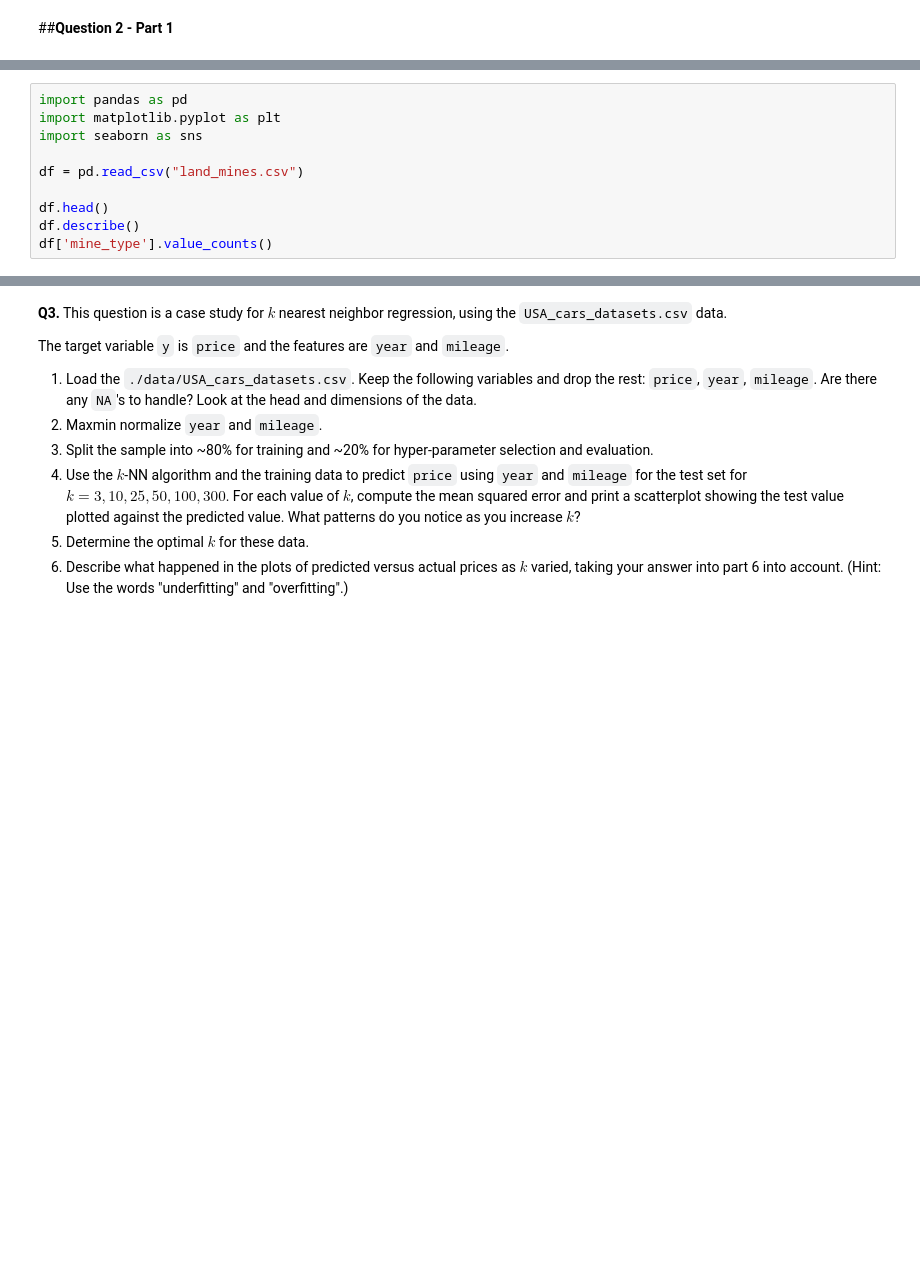
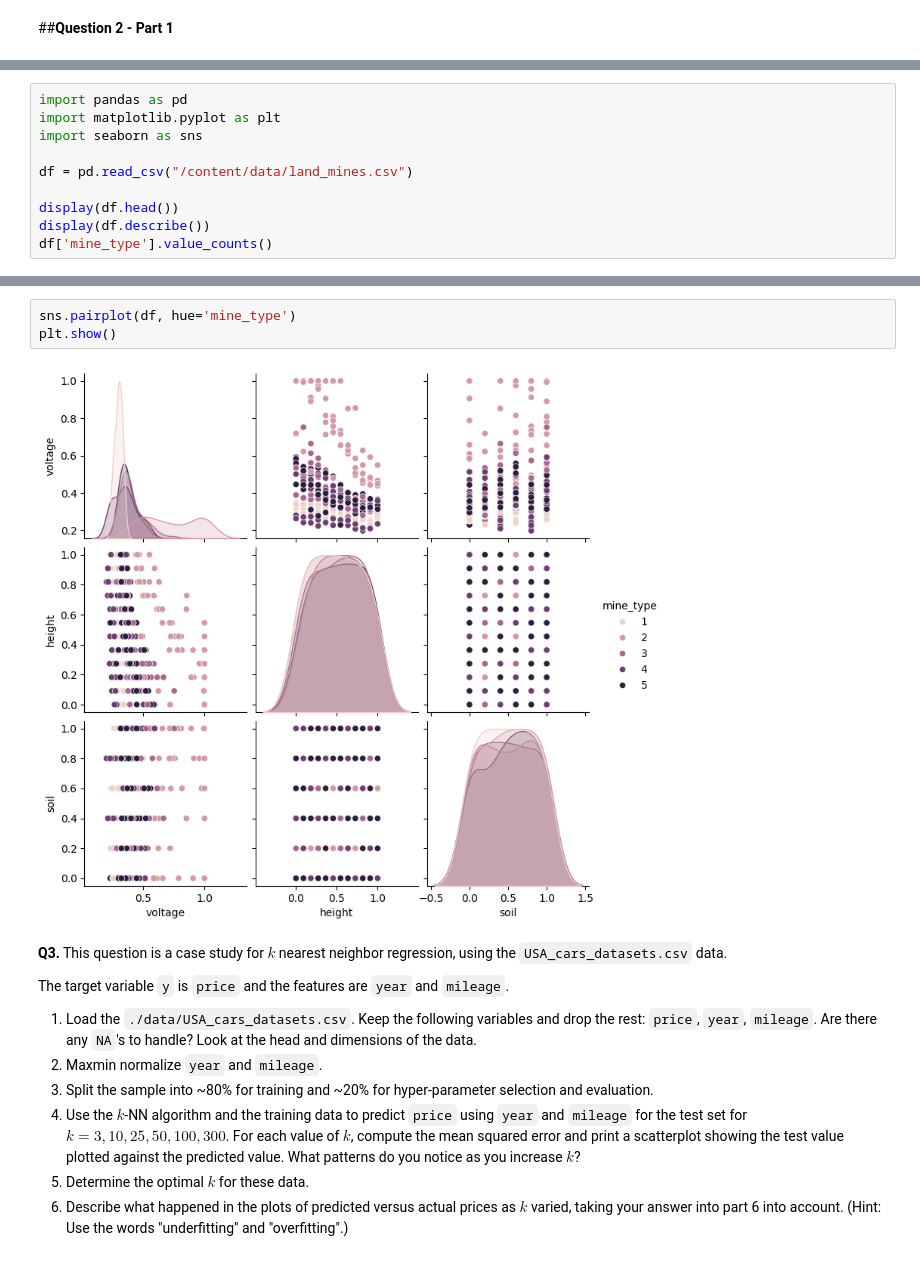
Before and after one commit to thomashooks53/DS-2002-F25, a Jupyter notebook: 02_assignment_knn.ipynb, the cells around one changed output, grey strips where cells are left out. Saved outputs shown, nothing was run; the diff lists cells and outputs as text; blank space fills up the shorter version.

```diff
--- a/02_assignment_knn.ipynb
+++ b/02_assignment_knn.ipynb
@@ -70,9 +101,9 @@ import pandas as pd
 import matplotlib.pyplot as plt
 import seaborn as sns
 
-df = pd.read_csv("land_mines.csv")
+df = pd.read_csv("/content/data/land_mines.csv")
 
-df.head()
-df.describe()
+display(df.head())
+display(df.describe())
 df['mine_type'].value_counts()
 # %% [output]
@@ -80,3 +133,8 @@ FileNotFoundError: [Errno 2] No such file or directory: 'land_mines.csv'
+# %%
+sns.pairplot(df, hue='mine_type')
+plt.show()
+# %% [output]
+[figure, added]
 # %% [markdown]
 **Q3.** This question is a case study for $k$ nearest neighbor regression, using the `USA_cars_datasets.csv` data.
 
```
Also changed, not shown: parts of 2 cells of this notebook.
